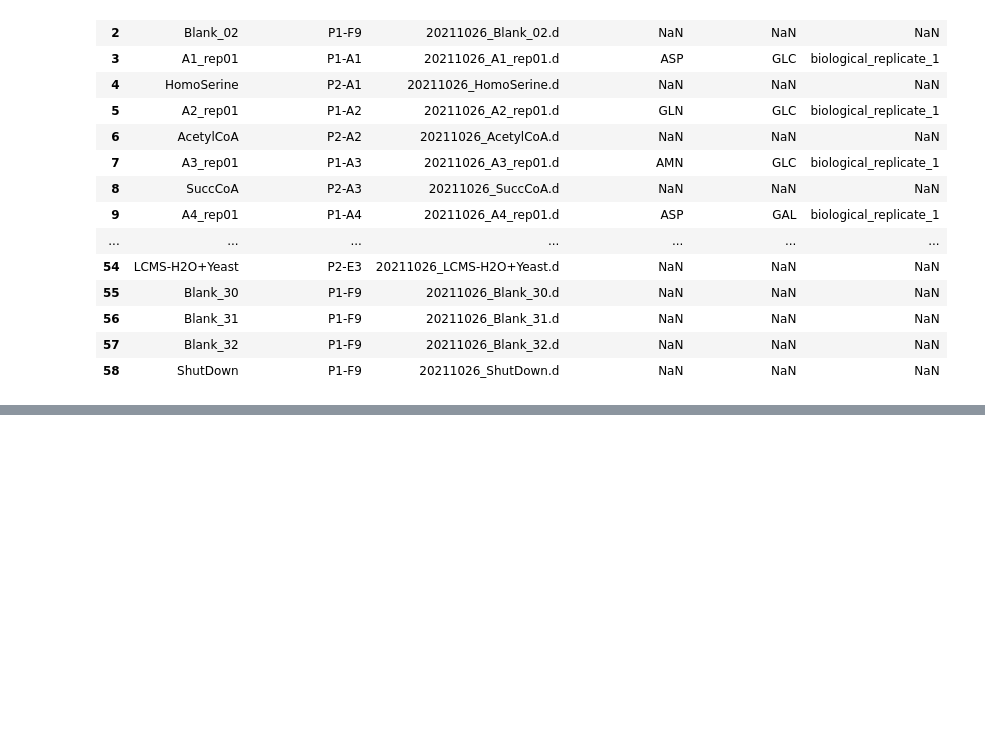
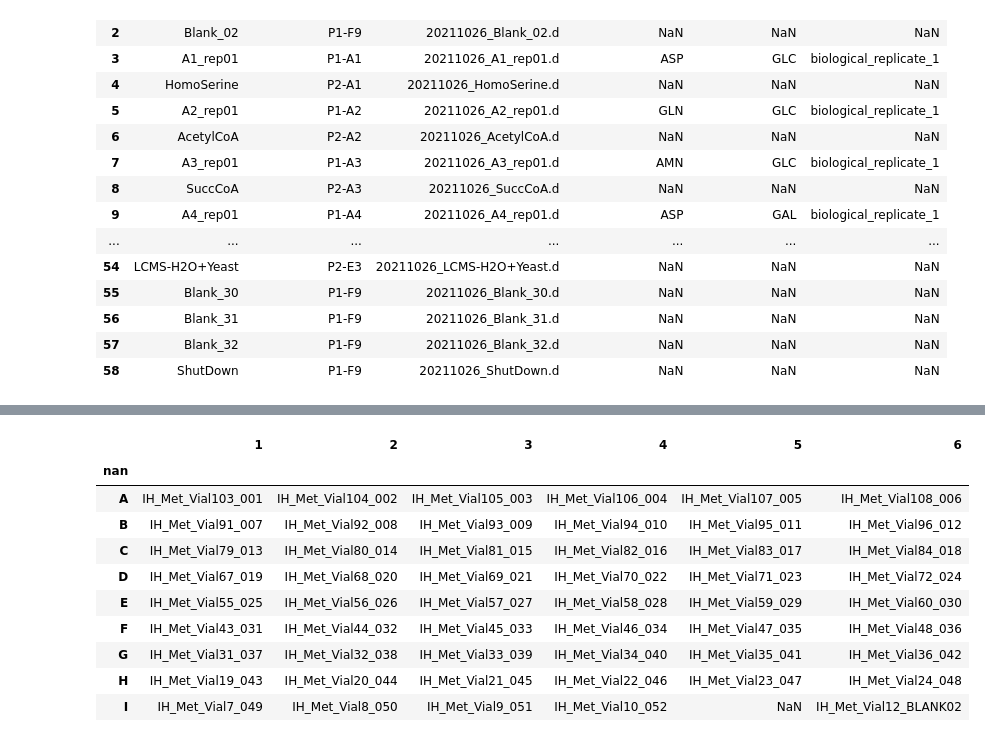
Before and after one commit to irahorecka/montenegro-burke-ms, a Jupyter notebook: nutrient_assessment/scratchpad.ipynb, the cells around one changed output, grey strips where cells are left out. Saved outputs shown, nothing was run; the diff lists cells and outputs as text; code cells hidden in the pictures; blank space fills up the shorter version.

```diff
--- a/nutrient_assessment/scratchpad.ipynb
+++ b/nutrient_assessment/scratchpad.ipynb
@@ -348,0 +385,16 @@ df.to_csv(
+# %%
+output_sample_id = tims_df.iloc[12:22,:]
+output_sample_id = mv_row_as_header_and_def_index(output_sample_id, 0, index_col=np.nan)
+output_sample_id
+# %% [output]
+|  | 1 | 2 | 3 | 4 | 5 | 6 |
+| nan |  |  |  |  |  |  |
+| A | IH_Met_Vial103_001 | IH_Met_Vial104_002 | IH_Met_Vial105_003 | IH_Met_Vial106_004 | IH_Met_Vial107_005 | IH_Met_Vial108_006 |
+| B | IH_Met_Vial91_007 | IH_Met_Vial92_008 | IH_Met_Vial93_009 | IH_Met_Vial94_010 | IH_Met_Vial95_011 | IH_Met_Vial96_012 |
+| C | IH_Met_Vial79_013 | IH_Met_Vial80_014 | IH_Met_Vial81_015 | IH_Met_Vial82_016 | IH_Met_Vial83_017 | IH_Met_Vial84_018 |
+| D | IH_Met_Vial67_019 | IH_Met_Vial68_020 | IH_Met_Vial69_021 | IH_Met_Vial70_022 | IH_Met_Vial71_023 | IH_Met_Vial72_024 |
+| E | IH_Met_Vial55_025 | IH_Met_Vial56_026 | IH_Met_Vial57_027 | IH_Met_Vial58_028 | IH_Met_Vial59_029 | IH_Met_Vial60_030 |
+| F | IH_Met_Vial43_031 | IH_Met_Vial44_032 | IH_Met_Vial45_033 | IH_Met_Vial46_034 | IH_Met_Vial47_035 | IH_Met_Vial48_036 |
+| G | IH_Met_Vial31_037 | IH_Met_Vial32_038 | IH_Met_Vial33_039 | IH_Met_Vial34_040 | IH_Met_Vial35_041 | IH_Met_Vial36_042 |
+| H | IH_Met_Vial19_043 | IH_Met_Vial20_044 | IH_Met_Vial21_045 | IH_Met_Vial22_046 | IH_Met_Vial23_047 | IH_Met_Vial24_048 |
+| I | IH_Met_Vial7_049 | IH_Met_Vial8_050 | IH_Met_Vial9_051 | IH_Met_Vial10_052 | NaN | IH_Met_Vial12_BLANK02 |
```
Also changed, not shown: parts of 14 cells of this notebook, 3 other files.
